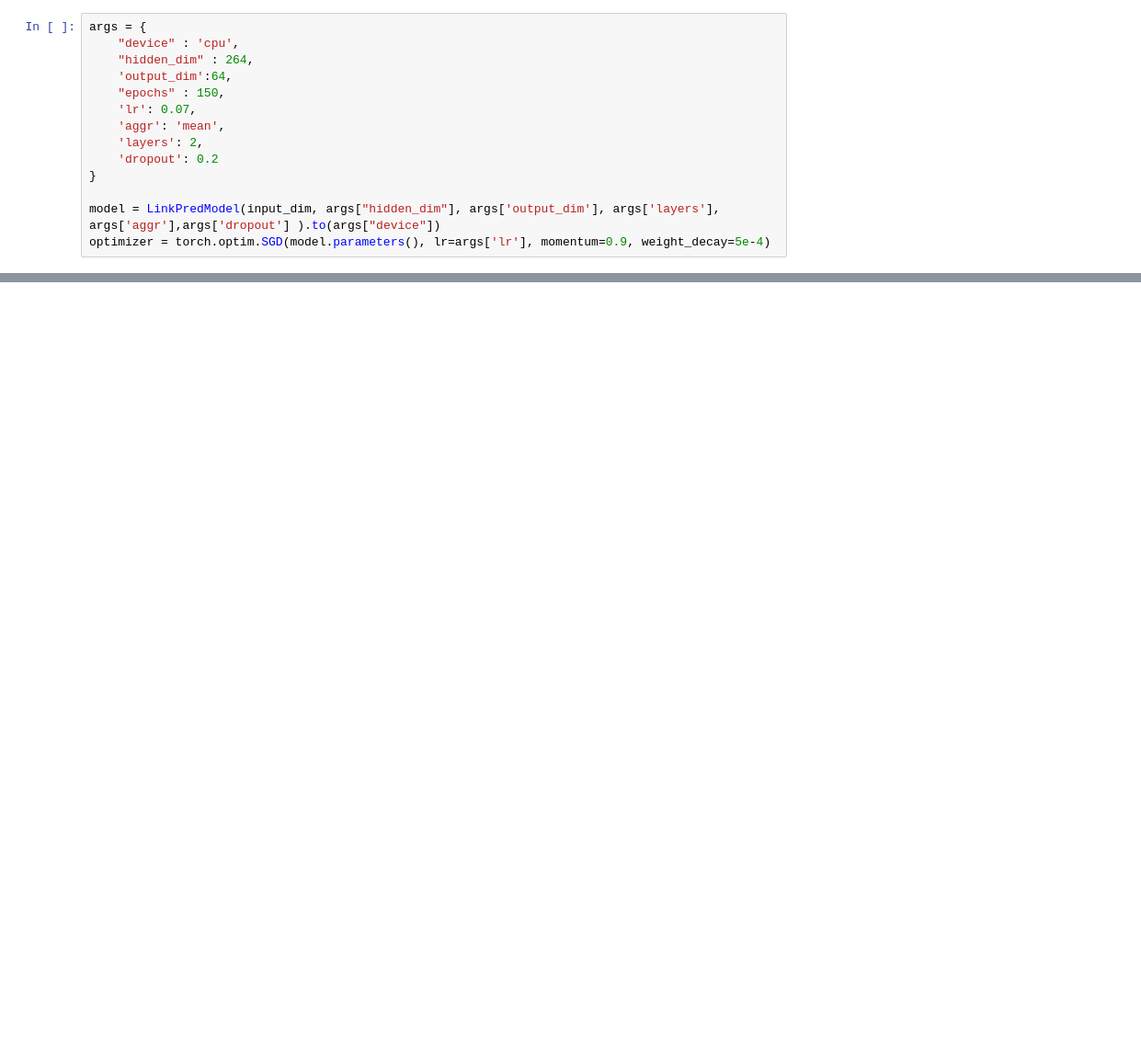
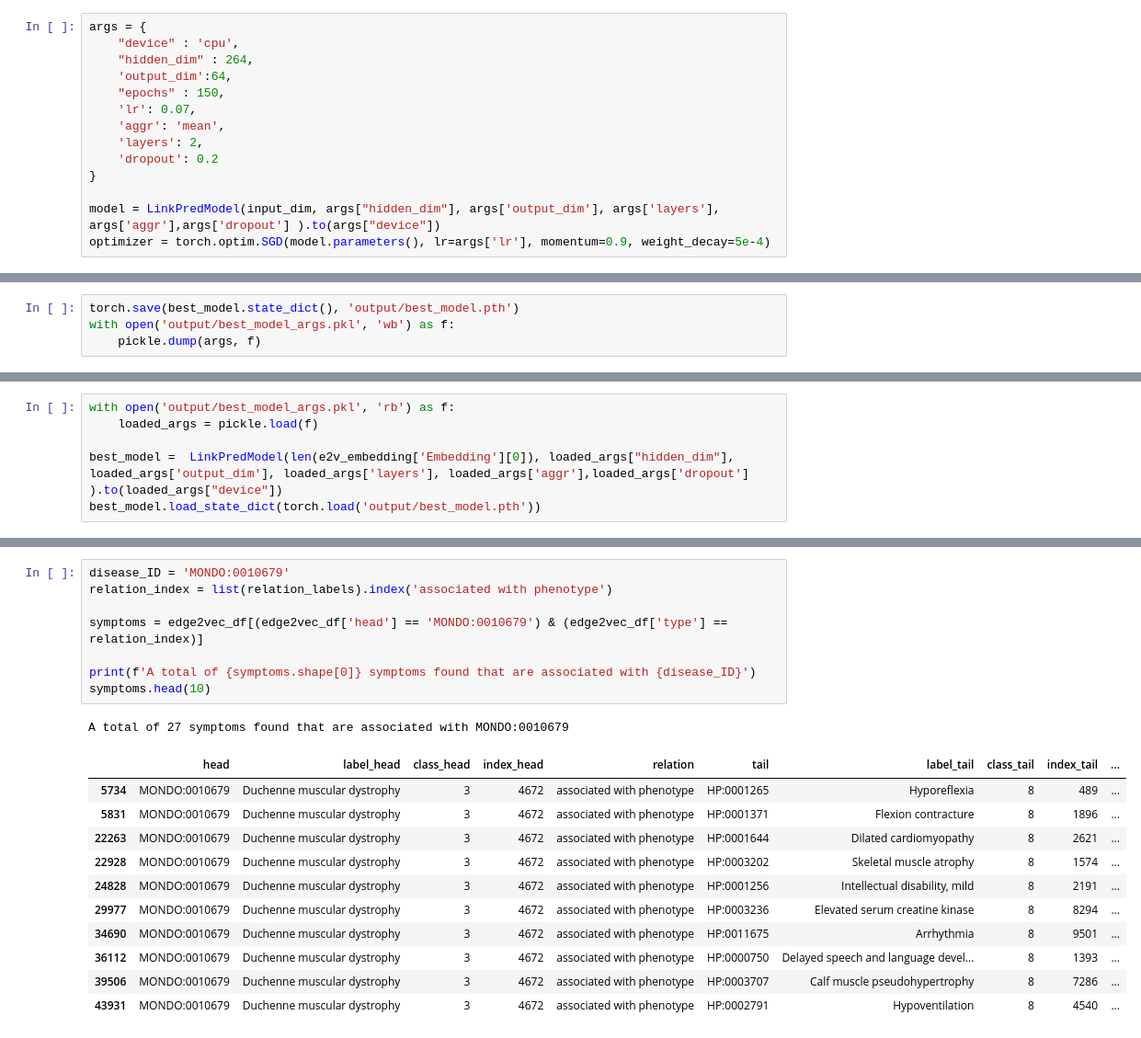
Before and after one commit to rosazwart/XAIFO-ThesisProject, a Jupyter notebook: predictor.ipynb, the cells around one changed output, grey strips where cells are left out. Shown at 92% size. Saved outputs shown, nothing was run; the diff lists cells and outputs as text; blank space fills up the shorter version.

```diff
--- a/predictor.ipynb
+++ b/predictor.ipynb
@@ -621 +669,5 @@ tensor([1., 1., 1.,  ..., 0., 0., 0.])
+# %%
+torch.save(best_model.state_dict(), 'output/best_model.pth')
+with open('output/best_model_args.pkl', 'wb') as f:
+    pickle.dump(args, f)
 # %% [markdown]
@@ -644,0 +961,6 @@ tensor([[ 0.0720, -0.1089,  0.1694,  ..., -0.1174, -0.1286, -0.1389],
+# %%
+with open('output/best_model_args.pkl', 'rb') as f:
+    loaded_args = pickle.load(f)
+
+best_model =  LinkPredModel(len(e2v_embedding['Embedding'][0]), loaded_args["hidden_dim"], loaded_args['output_dim'], loaded_args['layers'], loaded_args['aggr'],loaded_args['dropout'] ).to(loaded_args["device"])
+best_model.load_state_dict(torch.load('output/best_model.pth'))
@@ -644,0 +994,21 @@ tensor([[ 0.0720, -0.1089,  0.1694,  ..., -0.1174, -0.1286, -0.1389],
+# %%
+disease_ID = 'MONDO:0010679'
+relation_index = list(relation_labels).index('associated with phenotype')
+
+symptoms = edge2vec_df[(edge2vec_df['head'] == 'MONDO:0010679') & (edge2vec_df['type'] == relation_index)]
+
+print(f'A total of {symptoms.shape[0]} symptoms found that are associated with {disease_ID}')
+symptoms.head(10)
+# %% [output]
+A total of 27 symptoms found that are associated with MONDO:0010679
+|  | head | label_head | class_head | index_head | relation | tail | label_tail | class_tail | index_tail | ... |
+| 5734 | MONDO:0010679 | Duchenne muscular dystrophy | 3 | 4672 | associated with phenotype | HP:0001265 | Hyporeflexia | 8 | 489 | ... |
+| 5831 | MONDO:0010679 | Duchenne muscular dystrophy | 3 | 4672 | associated with phenotype | HP:0001371 | Flexion contracture | 8 | 1896 | ... |
+| 22263 | MONDO:0010679 | Duchenne muscular dystrophy | 3 | 4672 | associated with phenotype | HP:0001644 | Dilated cardiomyopathy | 8 | 2621 | ... |
+| 22928 | MONDO:0010679 | Duchenne muscular dystrophy | 3 | 4672 | associated with phenotype | HP:0003202 | Skeletal muscle atrophy | 8 | 1574 | ... |
+| 24828 | MONDO:0010679 | Duchenne muscular dystrophy | 3 | 4672 | associated with phenotype | HP:0001256 | Intellectual disability, mild | 8 | 2191 | ... |
+| 29977 | MONDO:0010679 | Duchenne muscular dystrophy | 3 | 4672 | associated with phenotype | HP:0003236 | Elevated serum creatine kinase | 8 | 8294 | ... |
+| 34690 | MONDO:0010679 | Duchenne muscular dystrophy | 3 | 4672 | associated with phenotype | HP:0011675 | Arrhythmia | 8 | 9501 | ... |
+| 36112 | MONDO:0010679 | Duchenne muscular dystrophy | 3 | 4672 | associated with phenotype | HP:0000750 | Delayed speech and language devel... | 8 | 1393 | ... |
+| 39506 | MONDO:0010679 | Duchenne muscular dystrophy | 3 | 4672 | associated with phenotype | HP:0003707 | Calf muscle pseudohypertrophy | 8 | 7286 | ... |
+| 43931 | MONDO:0010679 | Duchenne muscular dystrophy | 3 | 4672 | associated with phenotype | HP:0002791 | Hypoventilation | 8 | 4540 | ... |
```
Also changed, not shown: parts of 50 cells of this notebook, 3 other files.
